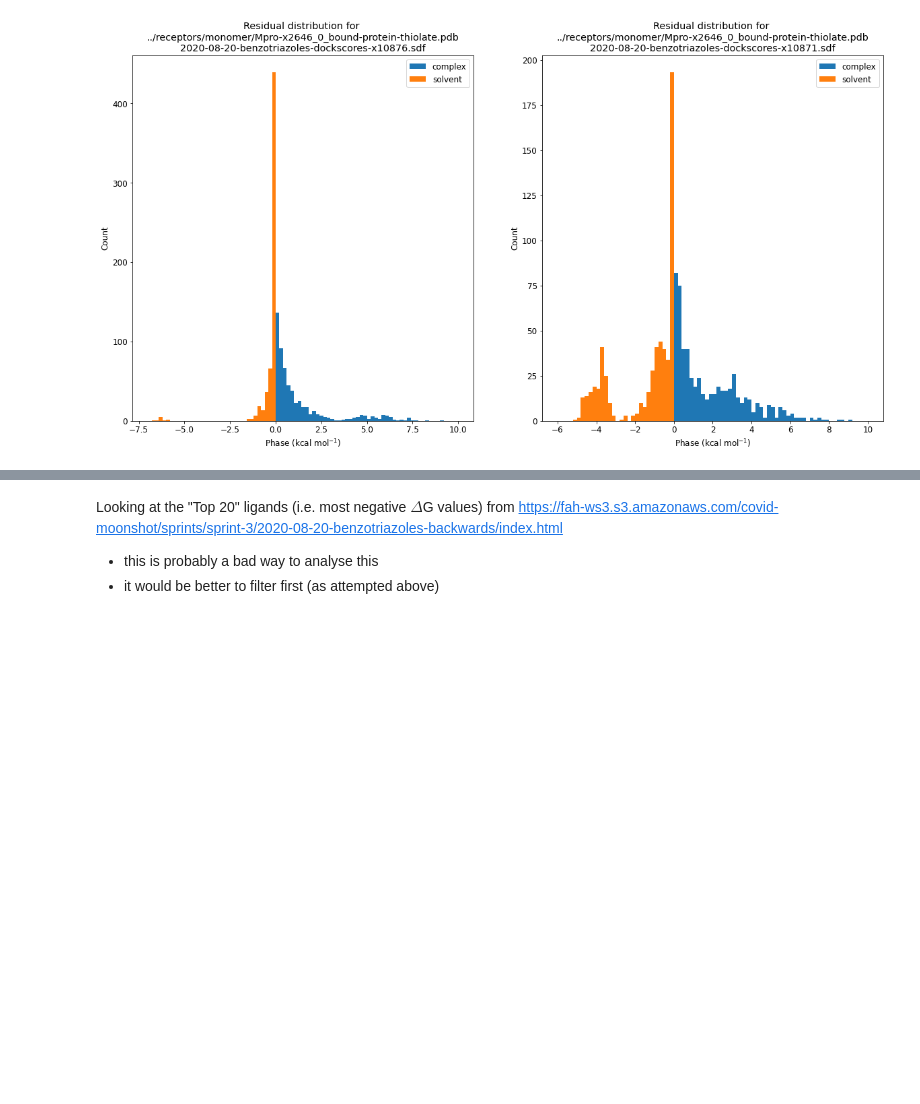
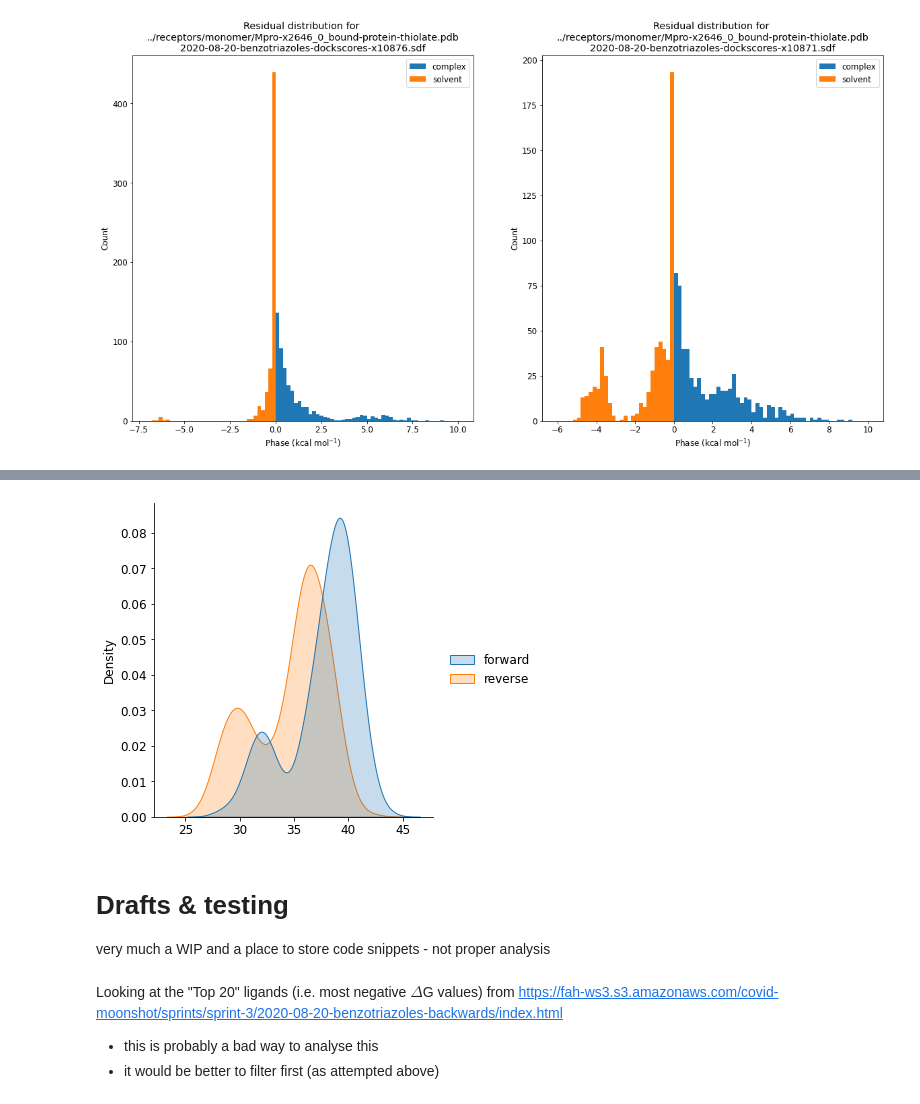
Before and after one commit to choderalab/fah-xchem-notebooks, a Jupyter notebook: analysis/sprint-3/ANALYSIS-Sprint-3.ipynb, the cells around one changed output, grey strips where cells are left out. Cells and saved outputs as stored; diff of their text form; code cells hidden in the pictures; blank space fills up the shorter version.

```diff
--- a/analysis/sprint-3/ANALYSIS-Sprint-3.ipynb
+++ b/analysis/sprint-3/ANALYSIS-Sprint-3.ipynb
@@ -101,7 +101,6 @@ for d in backwards_data['runs']:
     if (protein, ligand, direction) not in graphs:
         graphs[(protein, ligand, direction)] = nx.DiGraph()
         r[(protein, ligand, direction)] = {}  # create a dictionary to keep track of everything (i.e. in the graphs)
-        #r[(protein, ligand, direction)]['LIG(A-4000)'] = (0.,0.,0.)
 
     # add "both" direction entry i.e. if we have forwards and backwards
     if (protein, ligand, 'both') not in graphs:
@@ -206,8 +205,8 @@ for d in forwards_data['runs']:
                        end_title=d['details']['end_title'],
                        calc_DDG=KT_KCALMOL*DDG,
                        calc_dDDG=KT_KCALMOL*dDDG,
-                       calc_DDG_low=KT_KCALMOL*d['analysis']['binding']['ddelta_f'],  # TODO: this is wrong
-                       calc_DDG_high=KT_KCALMOL*d['analysis']['binding']['ddelta_f'], # TODO: this is wrong
+                    #    calc_DDG_low=KT_KCALMOL*d['analysis']['binding']['ddelta_f'],  # TODO: this is wrong
+                    #    calc_DDG_high=KT_KCALMOL*d['analysis']['binding']['ddelta_f'], # TODO: this is wrong
                        exp_DDG=0.,
                        exp_dDDG=0.1)
 
@@ -678,3 +1134,14 @@ for i, key in enumerate(residuals):
+# %%
+# Backward transform
+dataset_b = pd.DataFrame({'forward': solvent_works["backward_transform"]["forward"], 'reverse': -np.asarray(solvent_works["backward_transform"]["reverse"])}, columns=['forward', 'reverse'])
+g = sns.displot(dataset_b, kind='kde', fill=True)
+g.set_title=("Backward transformation")
+# %% [output]
+[figure, added]
+# %% [markdown]
+# Drafts & testing
+
+very much a WIP and a place to store code snippets - not proper analysis
 # %% [markdown]
 Looking at the "Top 20" ligands (i.e. most negative $\Delta$G values) from https://fah-ws3.s3.amazonaws.com/covid-moonshot/sprints/sprint-3/2020-08-20-benzotriazoles-backwards/index.html
 
```
Also changed, not shown: parts of 22 cells of this notebook, 2 other files.
